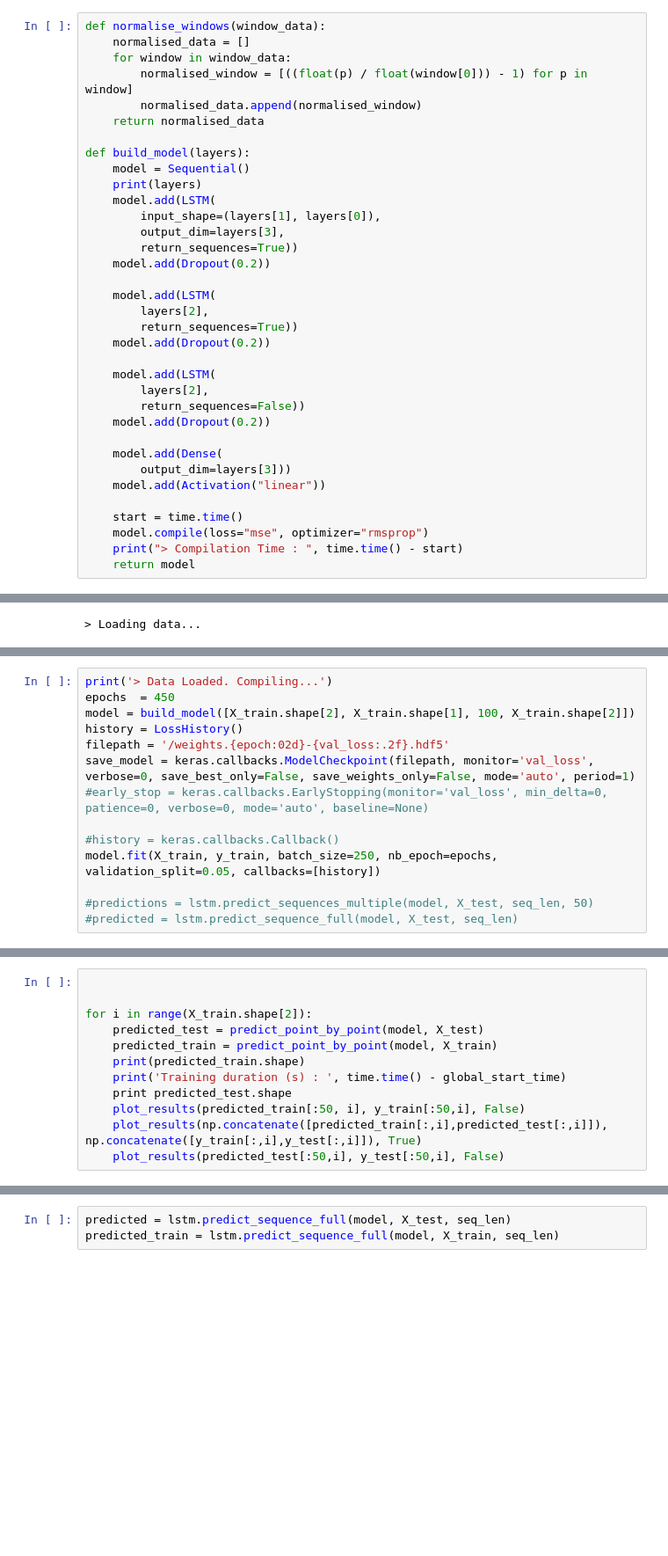
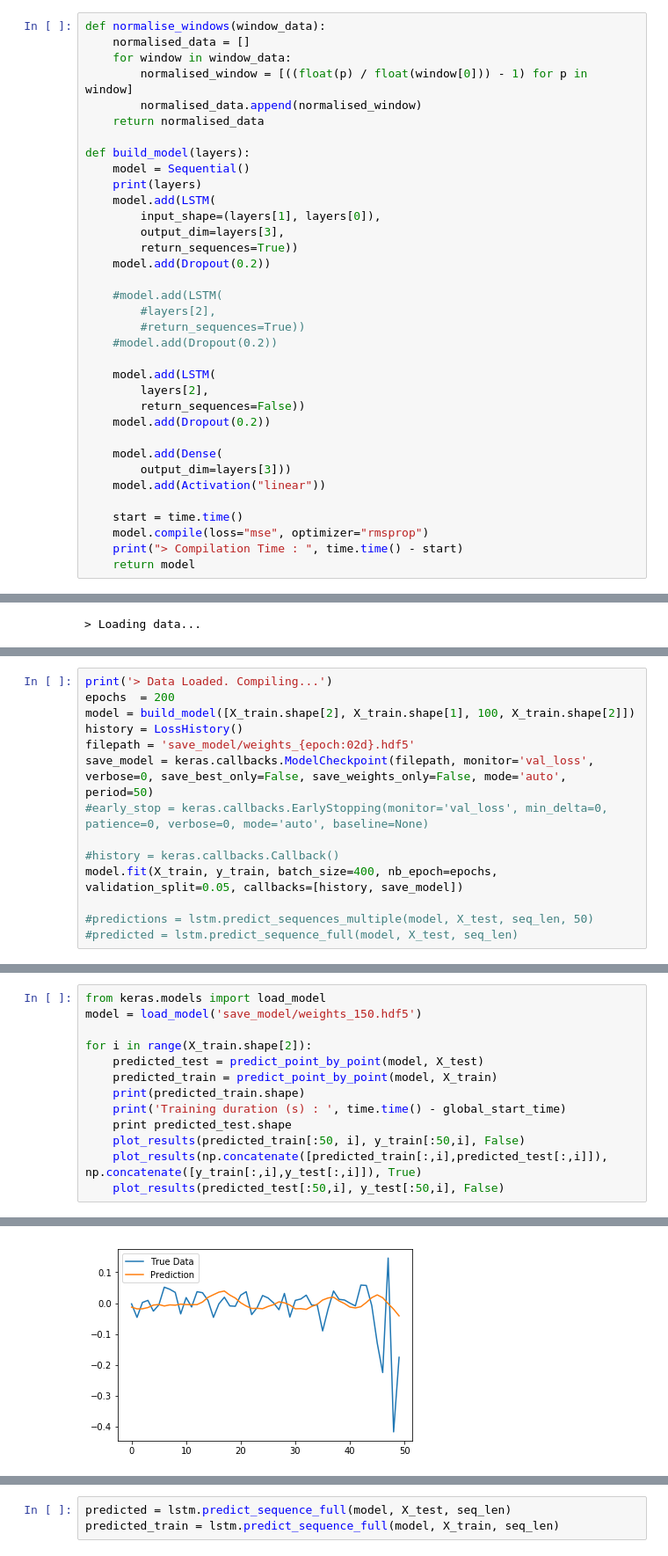
Before and after one commit to ktsimring/final-project, a Jupyter notebook: LSTM/LSTM New Implementation 2.0.ipynb, the cells around one changed output, grey strips where cells are left out. Shown at 88% size. Saved outputs shown, nothing was run; the diff lists cells and outputs as text; blank space fills up the shorter version.

Commit message:
scaled data update for LSTM

```diff
--- a/LSTM/LSTM New Implementation 2.0.ipynb
+++ b/LSTM/LSTM New Implementation 2.0.ipynb
@@ -132,10 +133,10 @@ def build_model(layers):
         return_sequences=True))
     model.add(Dropout(0.2))
 
-    model.add(LSTM(
-        layers[2],
-        return_sequences=True))
-    model.add(Dropout(0.2))
+    #model.add(LSTM(
+        #layers[2],
+        #return_sequences=True))
+    #model.add(Dropout(0.2))
 
     model.add(LSTM(
         layers[2],
@@ -228,14 +235,14 @@ scalers, X_train, y_train, X_test, y_test = make_data(sig, seq_len, False)
 # %%
 print('> Data Loaded. Compiling...')
-epochs  = 450
+epochs  = 200
 model = build_model([X_train.shape[2], X_train.shape[1], 100, X_train.shape[2]])
 history = LossHistory()
-filepath = '/weights.{epoch:02d}-{val_loss:.2f}.hdf5'
-save_model = keras.callbacks.ModelCheckpoint(filepath, monitor='val_loss', verbose=0, save_best_only=False, save_weights_only=False, mode='auto', period=1)
+filepath = 'save_model/weights_{epoch:02d}.hdf5'
+save_model = keras.callbacks.ModelCheckpoint(filepath, monitor='val_loss', verbose=0, save_best_only=False, save_weights_only=False, mode='auto', period=50)
 #early_stop = keras.callbacks.EarlyStopping(monitor='val_loss', min_delta=0, patience=0, verbose=0, mode='auto', baseline=None)
 
 #history = keras.callbacks.Callback()
-model.fit(X_train, y_train, batch_size=250, nb_epoch=epochs, validation_split=0.05, callbacks=[history])
+model.fit(X_train, y_train, batch_size=400, nb_epoch=epochs, validation_split=0.05, callbacks=[history, save_model])
 
 #predictions = lstm.predict_sequences_multiple(model, X_test, seq_len, 50)
 #predicted = lstm.predict_sequence_full(model, X_test, seq_len)
@@ -260,5 +268,6 @@ Epoch 70/450
 # %%
-
+from keras.models import load_model
+model = load_model('save_model/weights_150.hdf5')
 
 for i in range(X_train.shape[2]):
     predicted_test = predict_point_by_point(model, X_test)
@@ -269,3 +278,4 @@ for i in range(X_train.shape[2]):
     plot_results(predicted_train[:50, i], y_train[:50,i], False)
     plot_results(np.concatenate([predicted_train[:,i],predicted_test[:,i]]), np.concatenate([y_train[:,i],y_test[:,i]]), True)
     plot_results(predicted_test[:50,i], y_test[:50,i], False)
+# %% [output]
@@ -271,0 +285 @@ for i in range(X_train.shape[2]):
+[figure, added]
```
Also changed, not shown: parts of 7 cells of this notebook.
